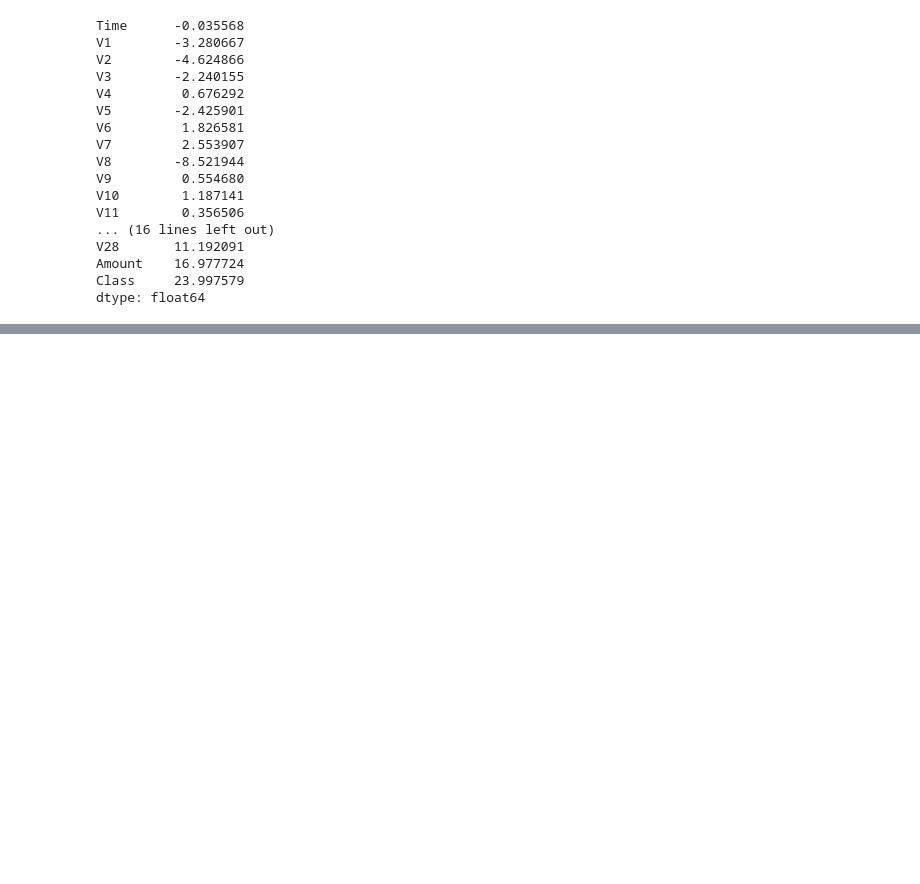
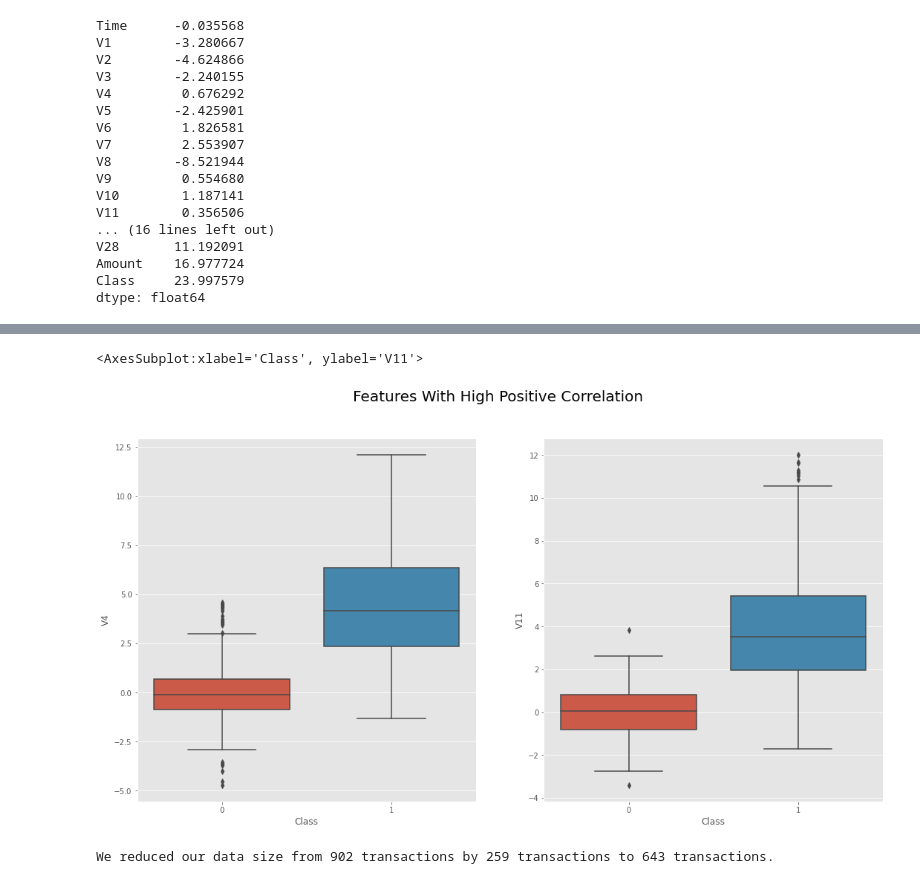
Before and after one commit to FVakili/Credit_Card-Fraud_Detection, a Jupyter notebook: Credit_Card-Fraud_Detection.ipynb, the cells around one changed output, grey strips where cells are left out. Drawn from its saved outputs; the diff is of its cells as text; code cells hidden in the pictures; blank space fills up the shorter version.

```diff
--- a/Credit_Card-Fraud_Detection.ipynb
+++ b/Credit_Card-Fraud_Detection.ipynb
@@ -195,0 +314,10 @@ Test Shape: (28445, 31)
+# %%
+#visualizing the features w high positive correlation
+f, axes = plt.subplots(nrows=1, ncols=2, figsize=(18,9))
+
+f.suptitle('Features With High Positive Correlation', size=20)
+sns.boxplot(x="Class", y="V4", data=subsample, ax=axes[0])
+sns.boxplot(x="Class", y="V11", data=subsample, ax=axes[1])
+# %% [output]
+<AxesSubplot:xlabel='Class', ylabel='V11'>
+[figure, added]
@@ -195,0 +331,7 @@ Test Shape: (28445, 31)
+# %%
+len_after = len(df2)
+len_before = len(subsample)
+len_difference = len(subsample) - len(df2)
+print('We reduced our data size from {} transactions by {} transactions to {} transactions.'.format(len_before, len_difference, len_after))
+# %% [output]
+We reduced our data size from 902 transactions by 259 transactions to 643 transactions.
```
Also changed, not shown: parts of 28 cells of this notebook.
